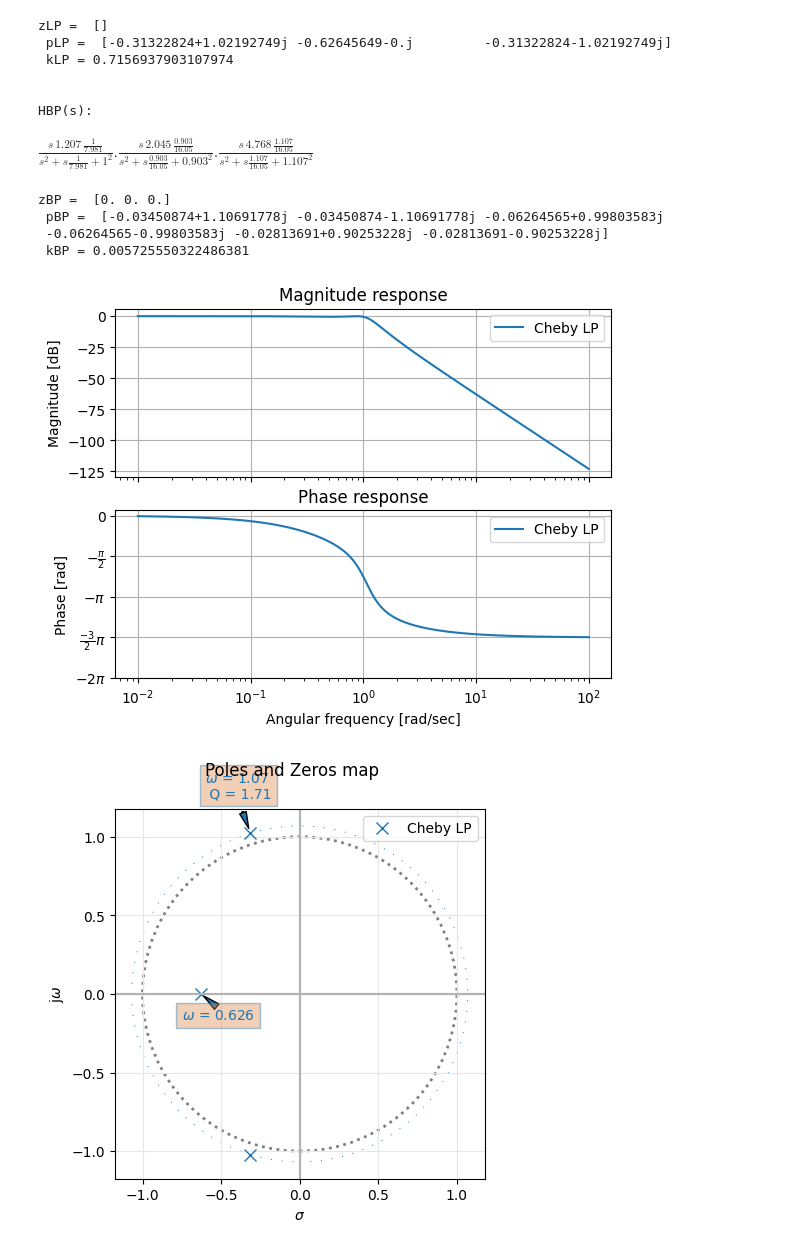
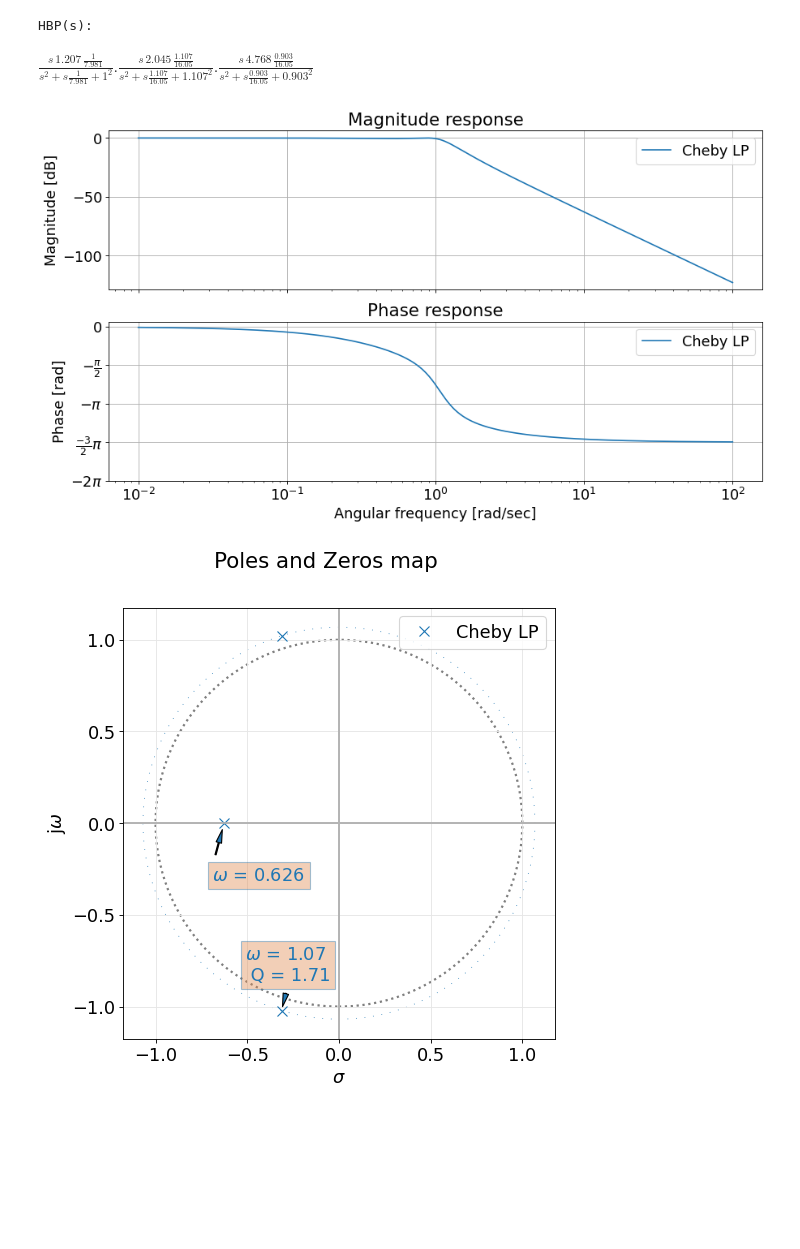
Before and after one commit to annunez02/TC2_2023, a Jupyter notebook: TS4 BisBis/TrabajoSemanal4BIS2_Nunez_Palozzo.ipynb, the cells around one changed output. Drawn from its saved outputs; the diff is of its cells as text; code cells hidden in the pictures; blank space fills up the shorter version.

```diff
--- a/TS4 BisBis/TrabajoSemanal4BIS2_Nunez_Palozzo.ipynb
+++ b/TS4 BisBis/TrabajoSemanal4BIS2_Nunez_Palozzo.ipynb
@@ -44,4 +42,20 @@ IFrame("./TS4BIS.pdf", width=1000, height=1000)
 # %%
+#%% Inicializacion de graficos para el Notebook
+plt.figure(1)
+plt.close(1)
+
+import matplotlib as mpl
+
+fig_sz_x = 13
+fig_sz_y = 7
+fig_dpi = 80 # dpi
+fig_font_size = 16
+
+mpl.rcParams['figure.figsize'] = (fig_sz_x, fig_sz_y)
+mpl.rcParams['figure.dpi'] = fig_dpi
+plt.rcParams.update({'font.size':fig_font_size})
+#%%  Fin - Inicialización de librerías
+
 from scipy.signal import TransferFunction
 import matplotlib.pyplot as plt
 import numpy as np
@@ -65,45 +79,36 @@ rp = 0.5
 LP_sos = tf2sos_analog(numLP, denLP)
 
 HLP = TransferFunction(numLP, denLP)
 
 #-------------------------Transformación LP-BP-------------------------
 
 [numBP, denBP] = ss.lp2bp(numLP, denLP, 1, 1/5)
 
 [zBP, pBP, kBP] = ss.tf2zpk(numBP, denBP)
 
 BP_sos = tf2sos_analog(numBP, denBP)
 
 HBP = TransferFunction(numBP, denBP)
 
 #-----------------------------Visualizacion----------------------------
 
 # -------- LP --------
 print("HLP(s): ")
 pretty_print_SOS(LP_sos, mode='omegayq')
-print("zLP = ", zLP, "\n", "pLP = ", pLP, "\n", "kLP =", kLP)
+#print("zLP = ", zLP, "\n", "pLP = ", pLP, "\n", "kLP =", kLP)
 analyze_sys(HLP, "Cheby LP")
 
-print("\n")
+#print("\n")
 
 # -------- BP --------
 print("HBP(s): ")
 pretty_print_SOS(BP_sos, mode='omegayq')
-print("zBP = ", zBP, "\n", "pBP = ", pBP, "\n", "kBP =", kBP)
+#print("zBP = ", zBP, "\n", "pBP = ", pBP, "\n", "kBP =", kBP)
 analyze_sys(HBP, "Cheby BP", same_figs=False)
 # %% [output]
 HLP(s):
 $\displaystyle   \frac{0.6264 }{s + 0.6265 } . \frac{1.143 }{s^2 + s \frac{1.069}{1.706} + 1.069^2}$
-zLP =  []
- pLP =  [-0.31322824+1.02192749j -0.62645649-0.j         -0.31322824-1.02192749j]
- kLP = 0.7156937903107974
-
-
 HBP(s):
-$\displaystyle   \frac{s\,1.207\,\frac{  1}{7.981}}{s^2 + s \frac{  1}{7.981} +   1^2} . \frac{s\,2.045\,\frac{0.903}{16.05}}{s^2 + s \frac{0.903}{16.05} + 0.903^2} . \frac{s\,4.768\,\frac{1.107}{16.05}}{s^2 + s \frac{1.107}{16.05} + 1.107^2}$
+$\displaystyle   \frac{s\,1.207\,\frac{  1}{7.981}}{s^2 + s \frac{  1}{7.981} +   1^2} . \frac{s\,2.045\,\frac{1.107}{16.05}}{s^2 + s \frac{1.107}{16.05} + 1.107^2} . \frac{s\,4.768\,\frac{0.903}{16.05}}{s^2 + s \frac{0.903}{16.05} + 0.903^2}$
-zBP =  [0. 0. 0.]
- pBP =  [-0.03450874+1.10691778j -0.03450874-1.10691778j -0.06264565+0.99803583j
- -0.06264565-0.99803583j -0.02813691+0.90253228j -0.02813691-0.90253228j]
- kBP = 0.005725550322486381
-[figure, old version]
+[figure, new version]
-[figure, old version]
+[figure, new version]
```
Also changed, not shown: parts of 13 cells of this notebook, 5 other files.
